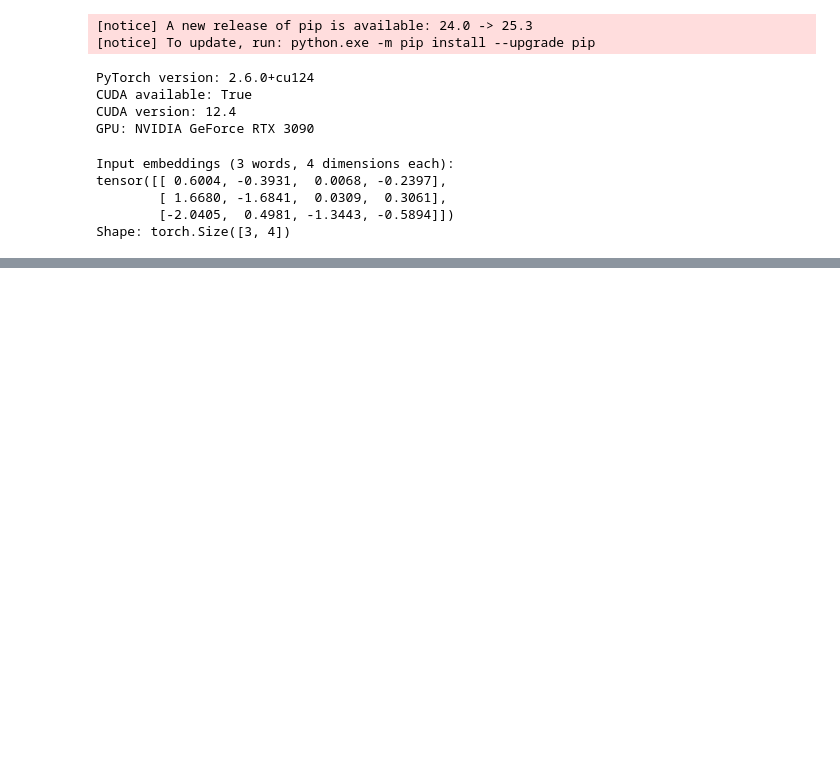
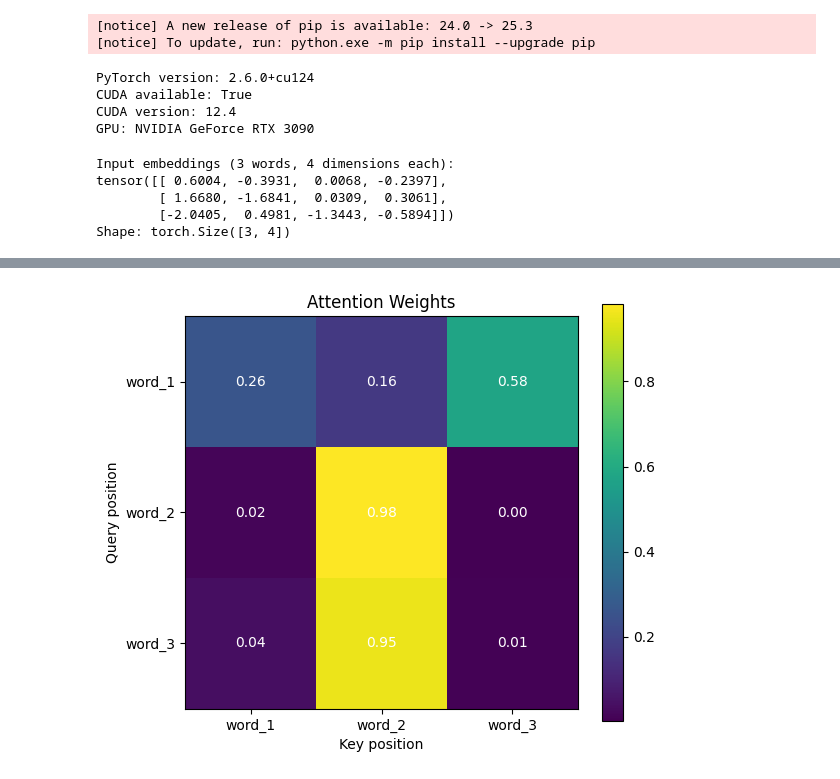
Before and after one commit to deepanvishal/LLM_learning, a Jupyter notebook: Getting_started.ipynb, the cells around one changed output, grey strips where cells are left out. Drawn from its saved outputs; the diff is of its cells as text; code cells hidden in the pictures; blank space fills up the shorter version.

```diff
--- a/Getting_started.ipynb
+++ b/Getting_started.ipynb
@@ -93,0 +117,25 @@ Shape: torch.Size([3, 4])
+# %%
+# Attention score = how much each word should attend to others
+# Formula: Attention(Q, K, V) = softmax(Q @ K^T / sqrt(d_k)) @ V
+
+# Step 1: Q @ K^T (dot product of queries and keys)
+attention_scores = Q @ K.T
+print("\nAttention scores (before scaling):")
+print(attention_scores)
+
+# Step 2: Scale by sqrt(d_k)
+attention_scores = attention_scores / (d_k ** 0.5)
+print("\nScaled attention scores:")
+print(attention_scores)
+
+# Step 3: Softmax to get attention weights (sum to 1)
+attention_weights = torch.softmax(attention_scores, dim=-1)
+print("\nAttention weights (after softmax):")
+print(attention_weights)
+print("\nEach row sums to 1:", attention_weights.sum(dim=-1))
+
+# Step 4: Apply weights to Values
+output = attention_weights @ V
+print("\nOutput after attention:")
+print(output)
+print(f"Shape: {output.shape}")
@@ -93,0 +160,22 @@ Shape: torch.Size([3, 4])
+# %%
+import matplotlib.pyplot as plt
+
+plt.figure(figsize=(6, 5))
+plt.imshow(attention_weights.detach().numpy(), cmap='viridis')
+plt.colorbar()
+plt.xlabel('Key position')
+plt.ylabel('Query position')
+plt.title('Attention Weights')
+plt.xticks([0, 1, 2], ['word_1', 'word_2', 'word_3'])
+plt.yticks([0, 1, 2], ['word_1', 'word_2', 'word_3'])
+
+# Add values as text
+for i in range(3):
+    for j in range(3):
+        plt.text(j, i, f'{attention_weights[i, j]:.2f}',
+                ha='center', va='center', color='white')
+
+plt.tight_layout()
+plt.show()
+# %% [output]
+[figure, added]
```
Also changed, not shown: parts of 10 cells of this notebook.
